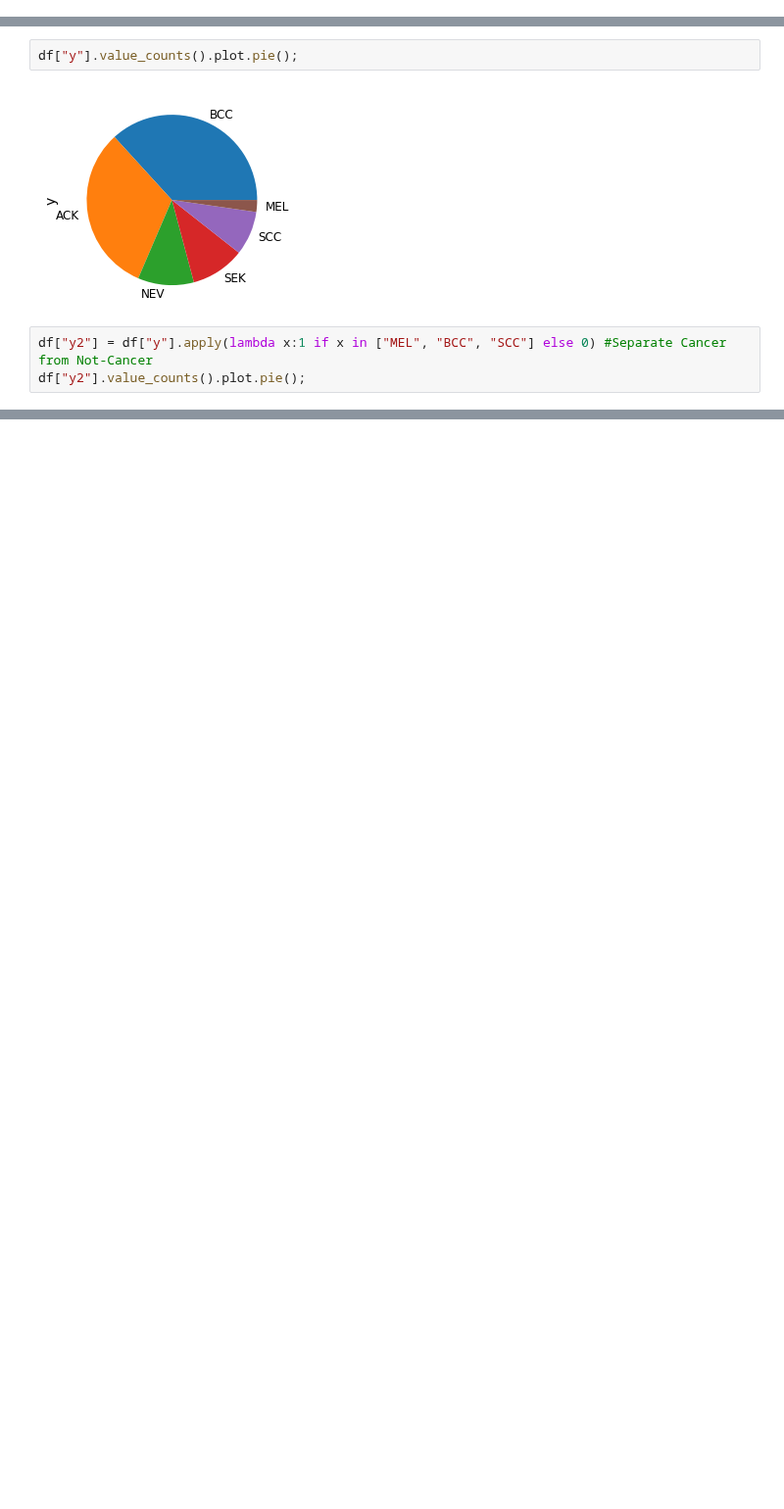
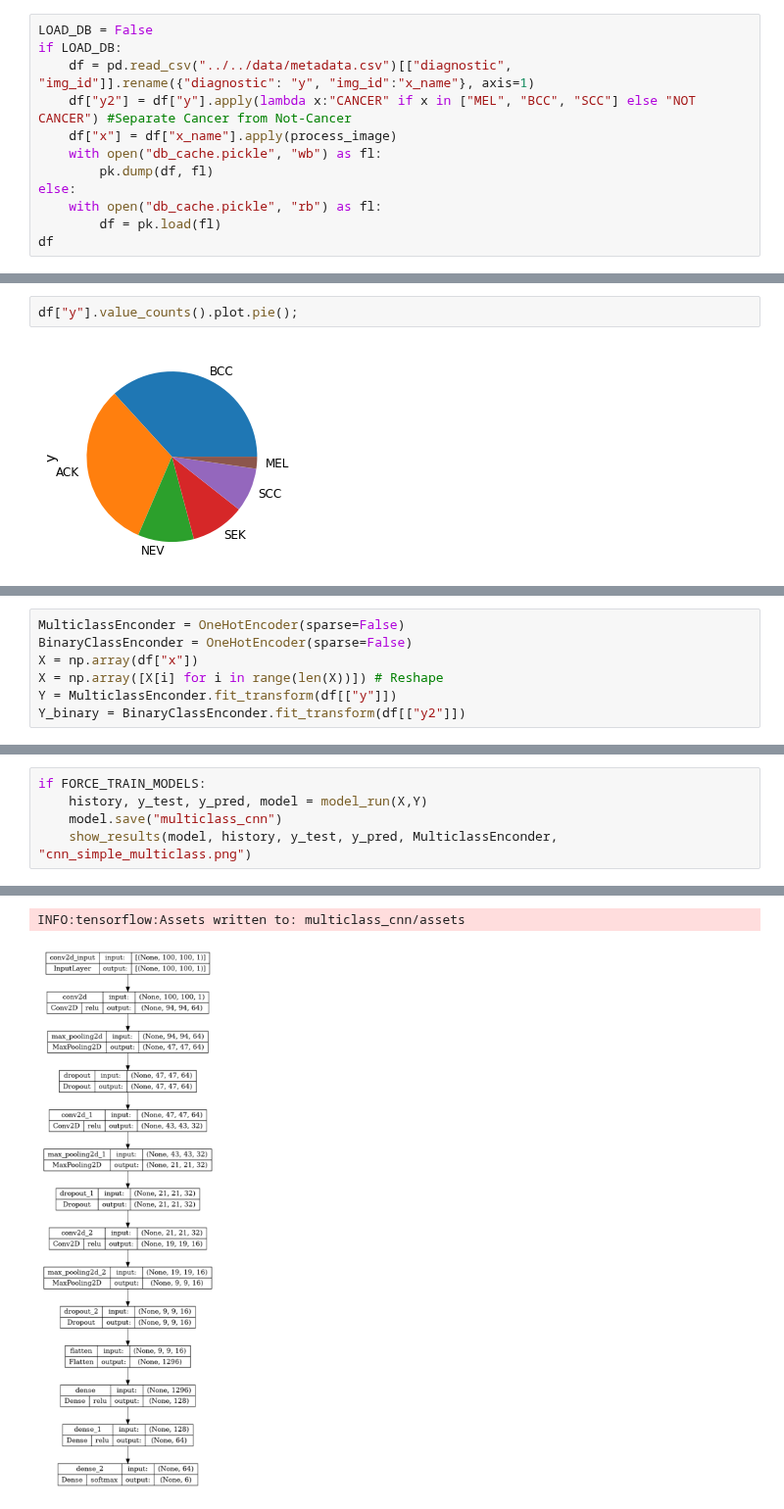
Before and after one commit to CEDipEngineering/ComputerAidedSkinCancerIdentificationAndDiagnosis, a Jupyter notebook: experiments/dip/cnn.ipynb, the cells around one changed output, grey strips where cells are left out. Shown at 98% size. Saved outputs shown, nothing was run; the diff lists cells and outputs as text; blank space fills up the shorter version.

```diff
--- a/experiments/dip/cnn.ipynb
+++ b/experiments/dip/cnn.ipynb
@@ -33,0 +91,12 @@ df
+# %%
+LOAD_DB = False
+if LOAD_DB:
+    df = pd.read_csv("../../data/metadata.csv")[["diagnostic", "img_id"]].rename({"diagnostic": "y", "img_id":"x_name"}, axis=1)
+    df["y2"] = df["y"].apply(lambda x:"CANCER" if x in ["MEL", "BCC", "SCC"] else "NOT CANCER") #Separate Cancer from Not-Cancer
+    df["x"] = df["x_name"].apply(process_image)
+    with open("db_cache.pickle", "wb") as fl:
+        pk.dump(df, fl)
+else:
+    with open("db_cache.pickle", "rb") as fl:
+        df = pk.load(fl)
+df
@@ -35,6 +118,3 @@ df
 df["y"].value_counts().plot.pie();
 # %% [output]
 [figure]
-# %%
-df["y2"] = df["y"].apply(lambda x:1 if x in ["MEL", "BCC", "SCC"] else 0) #Separate Cancer from Not-Cancer
-df["y2"].value_counts().plot.pie();
@@ -54,0 +125,7 @@ Y_binary = df["y2"]
+# %%
+MulticlassEnconder = OneHotEncoder(sparse=False)
+BinaryClassEnconder = OneHotEncoder(sparse=False)
+X = np.array(df["x"])
+X = np.array([X[i] for i in range(len(X))]) # Reshape
+Y = MulticlassEnconder.fit_transform(df[["y"]])
+Y_binary = BinaryClassEnconder.fit_transform(df[["y2"]])
@@ -54,0 +236,6 @@ Y_binary = df["y2"]
+# %%
+if FORCE_TRAIN_MODELS:
+    history, y_test, y_pred, model = model_run(X,Y)
+    model.save("multiclass_cnn")
+    show_results(model, history, y_test, y_pred, MulticlassEnconder, "cnn_simple_multiclass.png")
+# %% [output]
@@ -54,0 +259,2 @@ Y_binary = df["y2"]
+INFO:tensorflow:Assets written to: multiclass_cnn/assets
+[figure, added]
```
Also changed, not shown: parts of 13 cells of this notebook, 3 other files.
